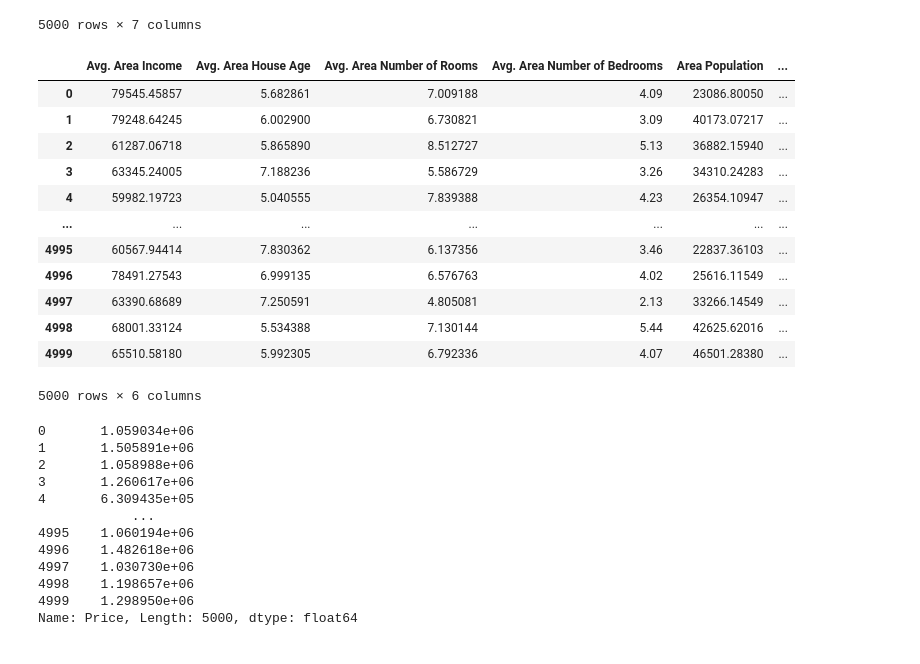
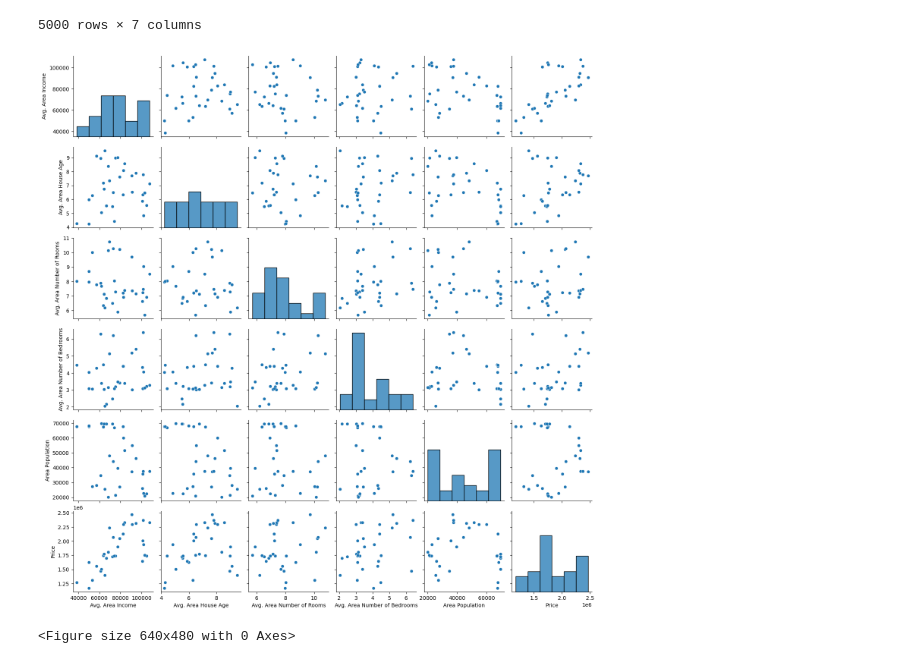
Before and after one commit to Miirshe/USA-Housing-Analysis-and-Prediction-Price, a Jupyter notebook: USA-Housing-Analysis-and-Prediction-Price.ipynb, the cells around one changed output. Drawn from its saved outputs; the diff is of its cells as text; code cells hidden in the pictures.

```diff
--- a/USA-Housing-Analysis-and-Prediction-Price.ipynb
+++ b/USA-Housing-Analysis-and-Prediction-Price.ipynb
@@ -102,3 +108,11 @@ usa_housing
 | 4998 | 68001.33124 | 5.534388 | 7.130144 | 5.44 | 42625.62016 | ... |
 | 4999 | 65510.58180 | 5.992305 | 6.792336 | 4.07 | 46501.28380 | ... |
 5000 rows × 7 columns
+# %%
+# Pairplot displays for numeric variables
+sns.pairplot(usa_housing)
+plt.show()
+plt.tight_layout()
+# %% [output]
+[figure, added]
+<Figure size 640x480 with 0 Axes>
@@ -107,34 +137,3 @@ from sklearn.model_selection import train_test_split
 
 x = usa_housing.drop(['Price'], axis = 1 )
 y = usa_housing['Price']
-# %%
-x
-# %% [output]
-|  | Avg. Area Income | Avg. Area House Age | Avg. Area Number of Rooms | Avg. Area Number of Bedrooms | Area Population | ... |
-| 0 | 79545.45857 | 5.682861 | 7.009188 | 4.09 | 23086.80050 | ... |
-| 1 | 79248.64245 | 6.002900 | 6.730821 | 3.09 | 40173.07217 | ... |
-| 2 | 61287.06718 | 5.865890 | 8.512727 | 5.13 | 36882.15940 | ... |
-| 3 | 63345.24005 | 7.188236 | 5.586729 | 3.26 | 34310.24283 | ... |
-| 4 | 59982.19723 | 5.040555 | 7.839388 | 4.23 | 26354.10947 | ... |
-| ... | ... | ... | ... | ... | ... | ... |
-| 4995 | 60567.94414 | 7.830362 | 6.137356 | 3.46 | 22837.36103 | ... |
-| 4996 | 78491.27543 | 6.999135 | 6.576763 | 4.02 | 25616.11549 | ... |
-| 4997 | 63390.68689 | 7.250591 | 4.805081 | 2.13 | 33266.14549 | ... |
-| 4998 | 68001.33124 | 5.534388 | 7.130144 | 5.44 | 42625.62016 | ... |
-| 4999 | 65510.58180 | 5.992305 | 6.792336 | 4.07 | 46501.28380 | ... |
-5000 rows × 6 columns
-# %%
-y
-# %% [output]
-0       1.059034e+06
-1       1.505891e+06
-2       1.058988e+06
-3       1.260617e+06
-4       6.309435e+05
-            ...
-4995    1.060194e+06
-4996    1.482618e+06
-4997    1.030730e+06
-4998    1.198657e+06
-4999    1.298950e+06
-Name: Price, Length: 5000, dtype: float64
```
Also changed, not shown: parts of 30 cells of this notebook.
